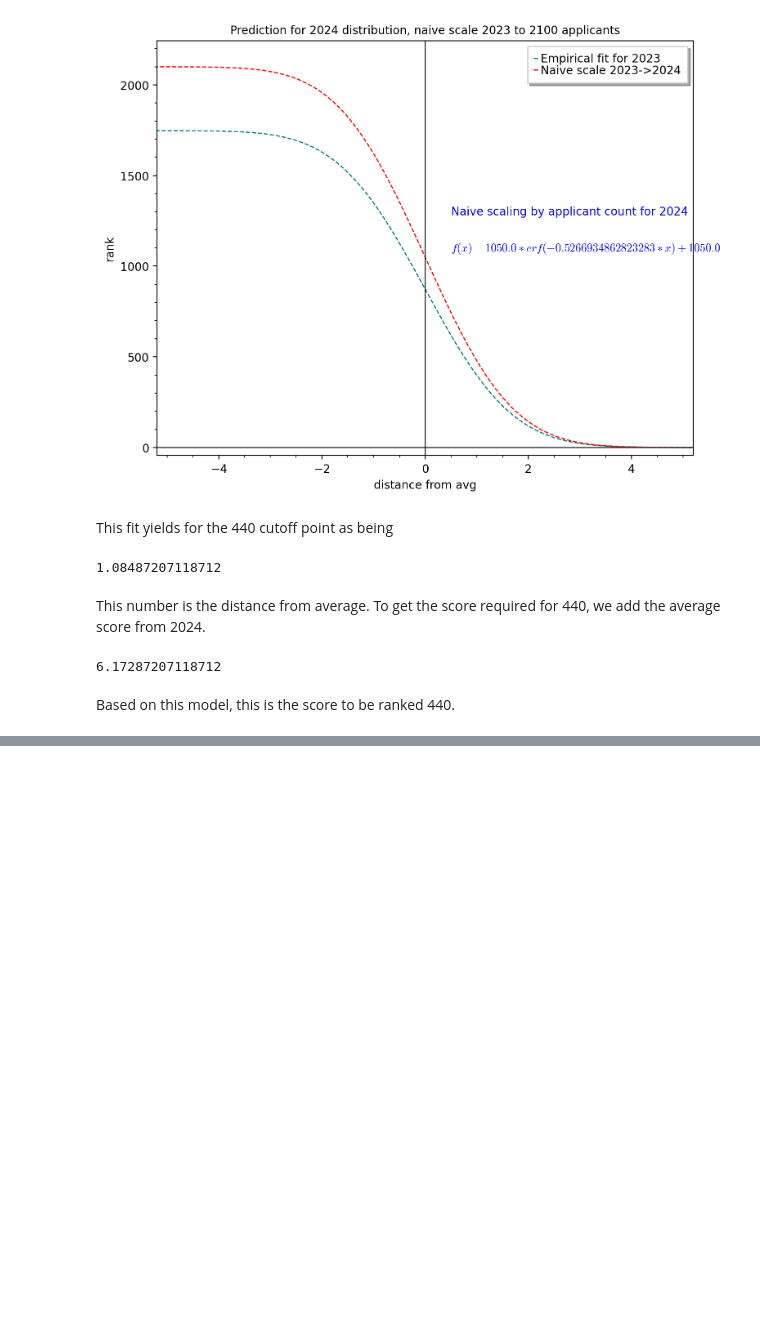
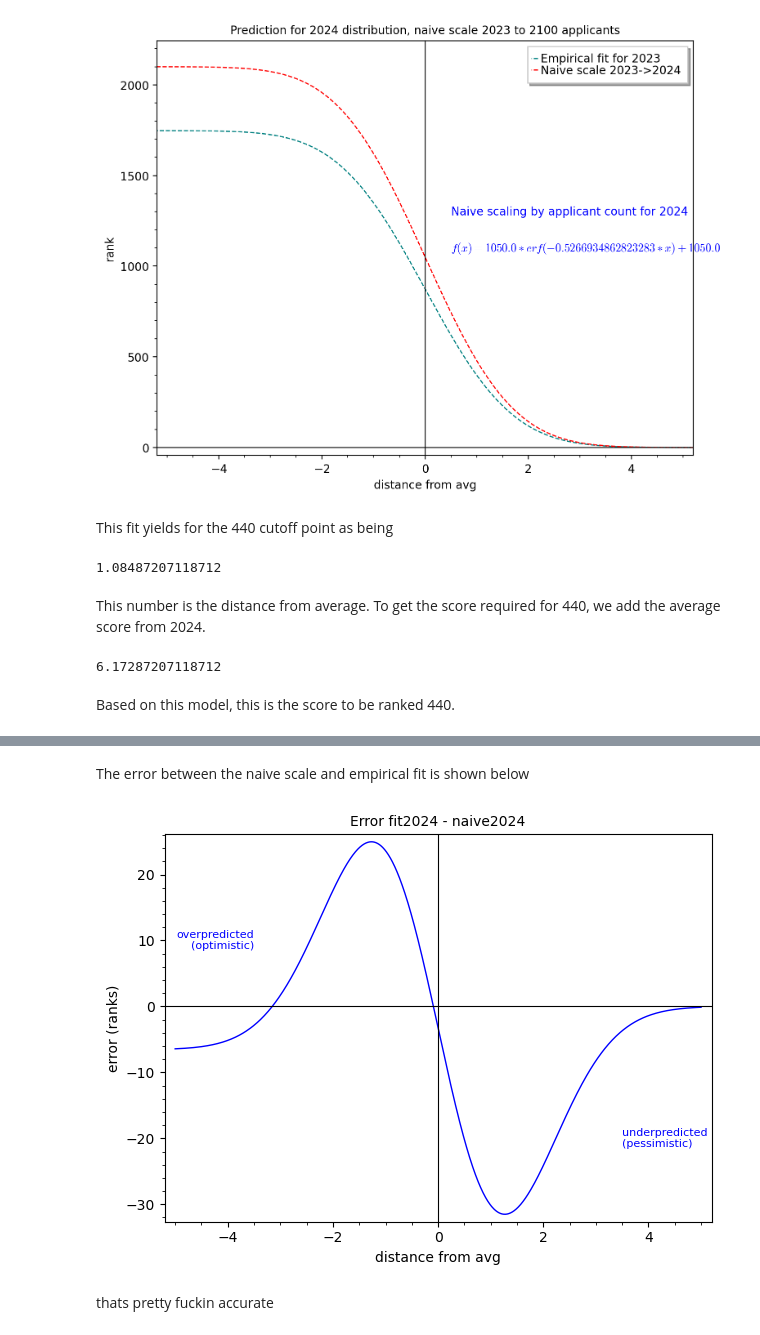
Before and after one commit to erentar/tud-aero-selection-rankings, a Jupyter notebook: report.ipynb, the cells around one changed output, grey strips where cells are left out. Cells and saved outputs as stored; diff of their text form; code cells hidden in the pictures; blank space fills up the shorter version.

```diff
--- a/report.ipynb
+++ b/report.ipynb
@@ -583,0 +646,24 @@ Based on this model, this is the score to be ranked 440.
+# %% [markdown]
+The error between the naive scale and empirical fit is shown below
+# %%
+plot(
+    model.subs(fit2024) - naive2024,(x,-5,5),
+    frame=True,
+    axes_labels=["distance from avg","error (ranks)"],
+    axes_labels_size=1,
+    title="Error fit2024 - naive2024"
+) + text(
+    "underpredicted\n(pessimistic)",
+    [3.5,-20],
+    horizontal_alignment="left",
+    fontsize=8
+) + text(
+    "overpredicted\n(optimistic)",
+    [-3.5,10],
+    horizontal_alignment="right",
+    fontsize=8
+)
+# %% [output]
+[figure, added]
+# %% [markdown]
+thats pretty fuckin accurate
```
Also changed, not shown: parts of 14 cells of this notebook, 2 other files.
